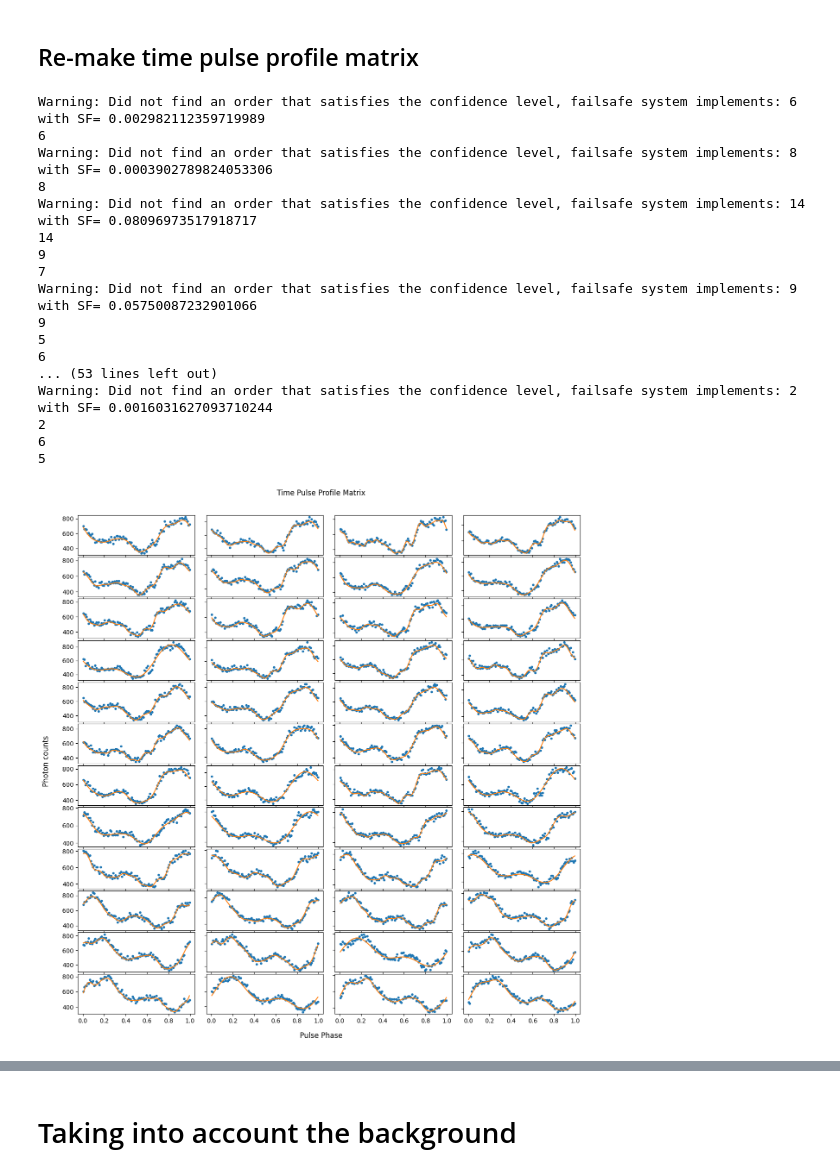
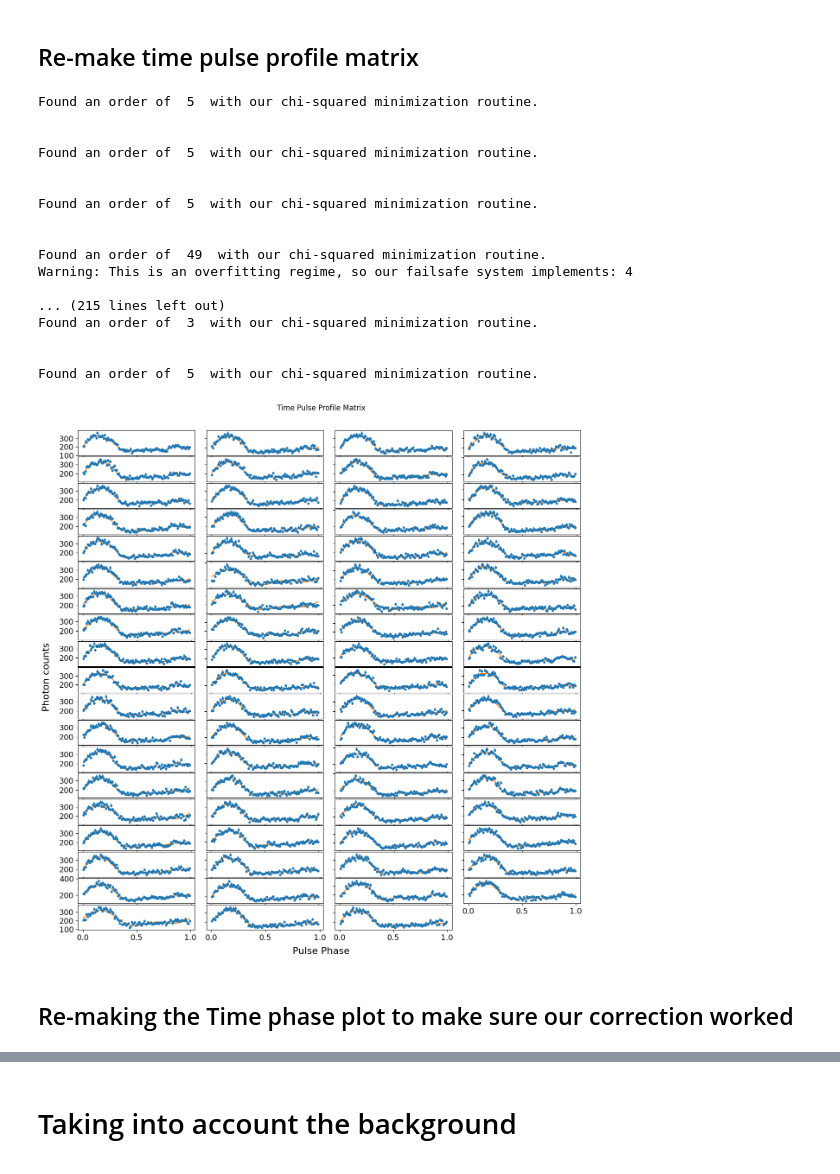
Before and after one commit to SamMerc/APLI, a Jupyter notebook: notebooks/DayM.ipynb, the cells around one changed output, grey strips where cells are left out. Saved outputs shown, nothing was run; the diff lists cells and outputs as text; code cells hidden in the pictures.

```diff
--- a/notebooks/DayM.ipynb
+++ b/notebooks/DayM.ipynb
@@ -170,17 +203,18 @@ ref_time = total_correct_time[0]
 ## Using the event arrival times with orbital correction and the Stingray function epoch_folding_search to find pulse frequency
 # %%
 reload(IF)
-correct_list, guess_freq = IF.get_pulse_freq(N, total_correct_time, total_correct_energies, use_single,
-                                             correct_orbital_time_A, Time_phase_data_A['PI'],
-                                             dist, new_gti, seg_length, cutoff)
+
+#Using the orbital correction is recommended for this step
+correct_list, guess_freq, periodo_freq = IF.get_pulse_freq(N, total_correct_time, use_single,
+                                             correct_orbital_time_A, new_gti,
+                                             dist, seg_length, cutoff, PF_dt)
 
 #Plotting the power as a function energy
 plt.plot(correct_list[0], correct_list[1])
+plt.xlabel('Frequency (Hz)')
+plt.ylabel('Power')
+plt.title('Periodogram')
 plt.show()
-
-#Printing the frequency with the highest power
-#This value will later be used as the pulse frequency for our analysis
-print(guess_freq)
 
 #The pulse frequency obtained from epoch_folding search
 pulse_freq = [guess_freq]
@@ -245,6 +307,6 @@ reload(IF)
 orders, model_phases, counts, phasefold_time=IF.pulse_profile_matrix(time_segs,
                                                                     ref_time,
                                                                     pulse_freq, title,
-                                                                     num_time_segments, dt, conf,
-                                                                     account_errs, save, save_path)
+                                                                    T_dt, conf,
+                                                                     account_errs, save, save_path_TPPM)
 # %% [output]
@@ -331,5 +402,8 @@ Text(0.5, 1.0, 'Pulsed Fraction')
 ## Making the Time vs Phase plot
 # %%
 reload(IF)
-params_first, params_second = IF.plot_time_vs_phase(time_segs, model_phases, E_save, save_path)
+
+#Plotting the phase of first and second harmonics for each pulse profile
+#This tells us whether we determined the pulse frequency correctly or not
+params_first, params_second = IF.plot_time_vs_phase(time_segs, counts, model_phases, E_save, save_path_time_phase)
 # %% [output]
@@ -337,4 +411,9 @@ params_first, params_second = IF.plot_time_vs_phase(time_segs, model_phases, E_s
 # %% [markdown]
 ## Correcting the pulse frequency
 # %%
-new_pulse_freq = [-2*params_first[0], guess_freq-params_first[1]]
+#We use the best-fit parameters from the fit of the Time-phase plot
+#for the first harmonics to update the pulse frequency and our phase-folding function.
+
+#We multiply by 2 to account for the factorial terms present in the Taylor expansion
+#used in our phase-folding function.
+new_pulse_freq = [guess_freq+params_first[1], 2*params_first[0]]
@@ -359,27 +422,29 @@ plt.show()
 # %%
 reload(IF)
 
-orders, model_phases, counts, phasefold_time=IF.pulse_profile_matrix(time_segs,
+improv_orders, improv_model_phases, improv_counts, improv_phasefold_time=IF.pulse_profile_matrix(time_segs,
                                                                     ref_time,
                                                                     new_pulse_freq, title,
-                                                                     num_time_segments, dt, conf,
-                                                                     account_errs, save, save_path)
+                                                                     T_dt, conf,
+                                                                     account_errs, save, save_path_TPPM)
 # %% [output]
-Warning: Did not find an order that satisfies the confidence level, failsafe system implements: 6 with SF= 0.002982112359719989
-6
-Warning: Did not find an order that satisfies the confidence level, failsafe system implements: 8 with SF= 0.0003902789824053306
-8
-Warning: Did not find an order that satisfies the confidence level, failsafe system implements: 14 with SF= 0.08096973517918717
-14
-9
-7
-Warning: Did not find an order that satisfies the confidence level, failsafe system implements: 9 with SF= 0.05750087232901066
-9
-5
-6
-... (53 lines left out)
-Warning: Did not find an order that satisfies the confidence level, failsafe system implements: 2 with SF= 0.0016031627093710244
-2
-6
-5
+Found an order of  5  with our chi-squared minimization routine.
+
+
+Found an order of  5  with our chi-squared minimization routine.
+
+
+Found an order of  5  with our chi-squared minimization routine.
+
+
+Found an order of  49  with our chi-squared minimization routine.
+Warning: This is an overfitting regime, so our failsafe system implements: 4
+
+... (215 lines left out)
+Found an order of  3  with our chi-squared minimization routine.
+
+
+Found an order of  5  with our chi-squared minimization routine.
-[figure, old version]
+[figure, new version]
+# %% [markdown]
+## Re-making the Time phase plot to make sure our correction worked
```
Also changed, not shown: parts of 34 cells of this notebook, 1 other file.
